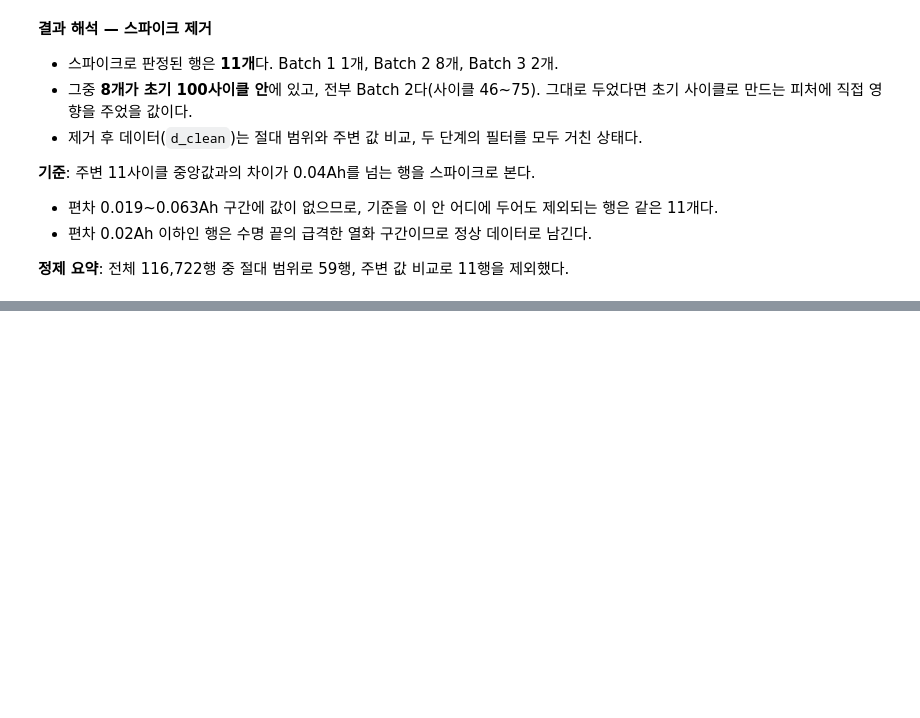
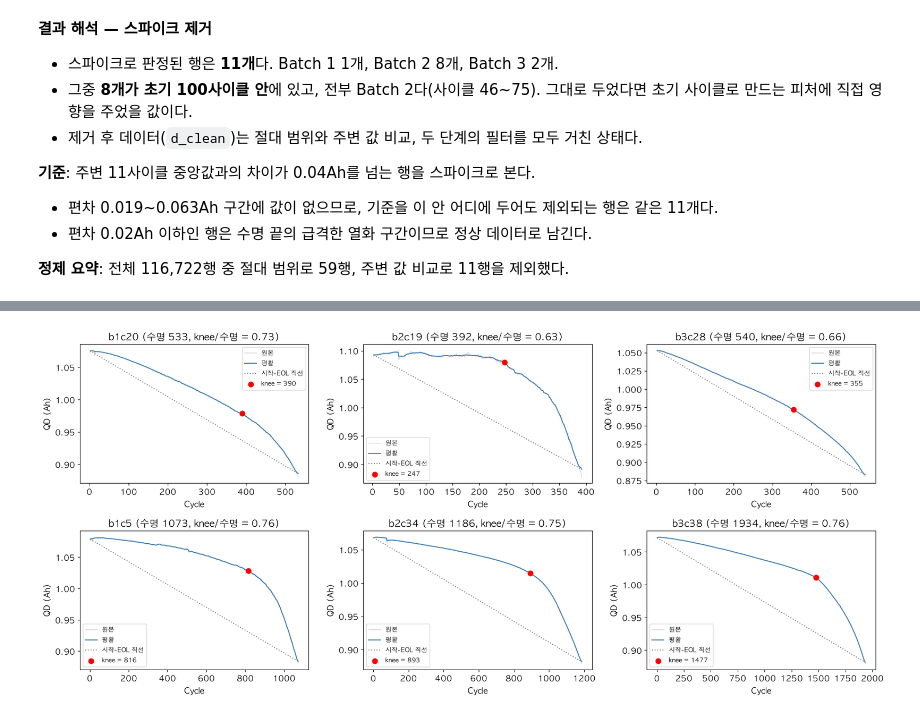
Before and after one commit to kyubin0973/DA-mini, a Jupyter notebook: notebooks/01_EDA.ipynb, the cells around one changed output, grey strips where cells are left out. Drawn from its saved outputs; the diff is of its cells as text; code cells hidden in the pictures; blank space fills up the shorter version.

```diff
--- a/notebooks/01_EDA.ipynb
+++ b/notebooks/01_EDA.ipynb
@@ -622,0 +689,34 @@ dtype: int64
+# %%
+def find_knee(g):
+    """한 셀의 (cycle, QD)에서 knee 위치를 찾는다. g는 cycle 순으로 정렬된 DataFrame."""
+    k = g['cycle'].values
+    q = g['QD'].rolling(15, center=True, min_periods=1).median().values
+    x = (k - k[0]) / (k[-1] - k[0])
+    y = (q - q[-1]) / (q[0] - q[-1])
+    i = int(np.argmax(y - (1 - x)))      # 직선 y = 1 - x 위로 가장 멀리 떨어진 점
+    return i, k, q
+
+
+# EOL 도달 시점까지만 사용 (Batch 2는 0.88Ah 아래까지 기록이 이어지므로 잘라낸다)
+dk = d_clean[(d_clean['cycle'] >= 2) & (d_clean['cycle'] <= d_clean['cycle_life'])]
+
+fig, axes = plt.subplots(2, 3, figsize=(18, 8))
+for col, b in enumerate([1, 2, 3]):
+    cb = cells2[(cells2['batch'] == b) & cells2['use']].sort_values('cycle_life')
+    for row, cid in enumerate([cb['cell_id'].iloc[0], cb['cell_id'].iloc[-1]]):
+        g = dk[dk['cell_id'] == cid]
+        i, k, q = find_knee(g)
+        ax = axes[row, col]
+        ax.plot(g['cycle'], g['QD'], color='lightgray', linewidth=1, label='원본')
+        ax.plot(k, q, color='steelblue', linewidth=1.5, label='평활')
+        ax.plot([k[0], k[-1]], [q[0], q[-1]], color='gray', linestyle=':', label='시작-EOL 직선')
+        ax.scatter(k[i], q[i], color='red', s=60, zorder=5, label=f'knee = {k[i]}')
+        ax.set_title(f'{cid} (수명 {k[-1]}, knee/수명 = {k[i] / k[-1]:.2f})')
+        ax.set_xlabel('Cycle')
+        ax.set_ylabel('QD (Ah)')
+        ax.legend(fontsize=9)
+plt.tight_layout()
+plt.savefig(os.path.join(FIG_DIR, 'q2_knee_examples.png'), dpi=150)
+plt.show()
+# %% [output]
+[figure, added]
```
Also changed, not shown: parts of 7 cells of this notebook.
